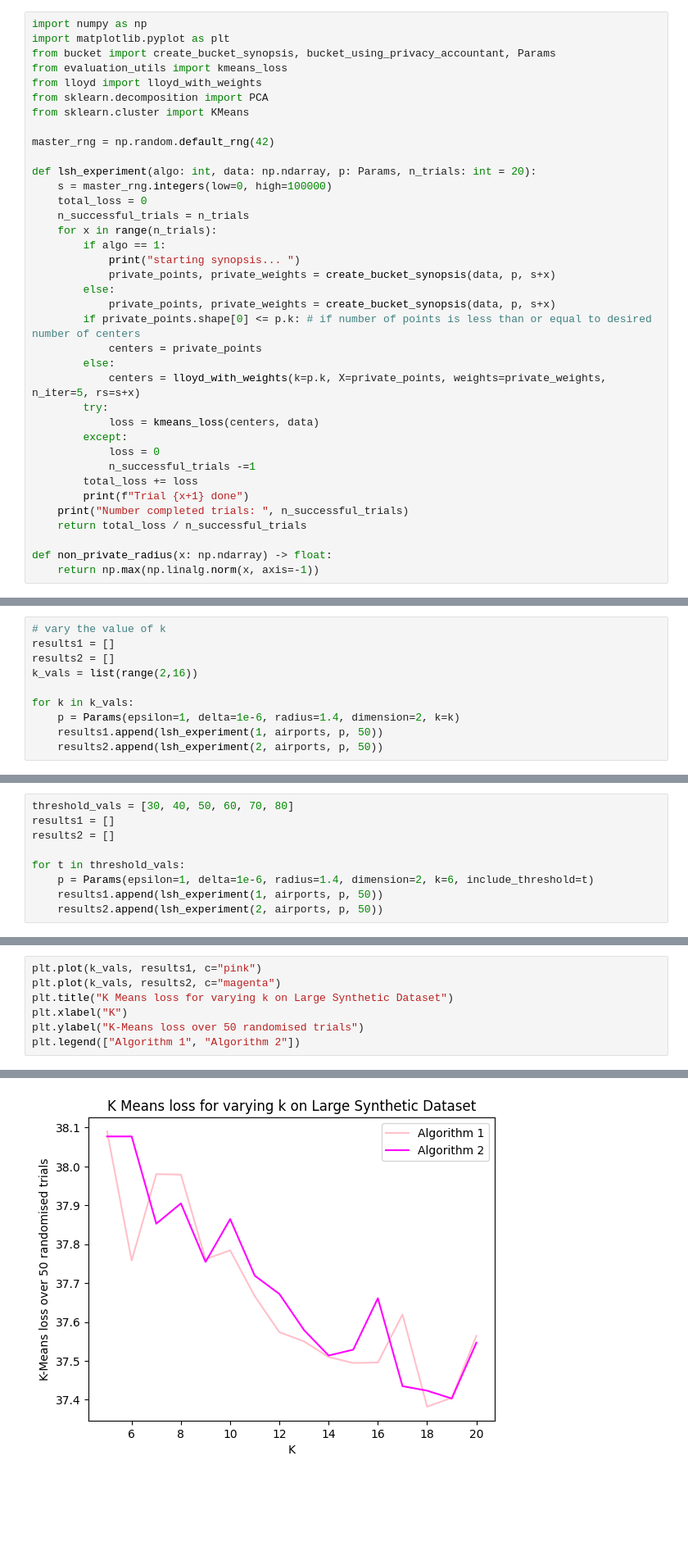
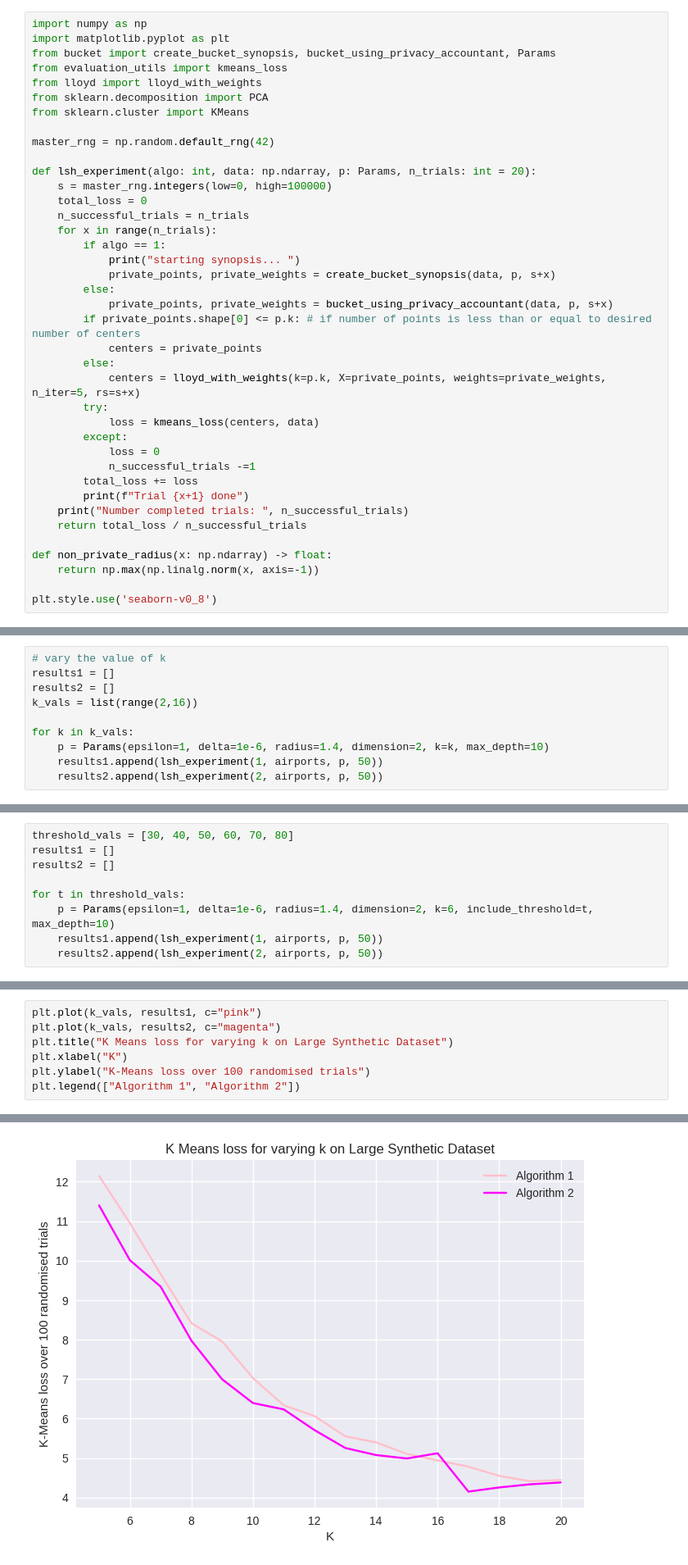
Before and after one commit to amy-ln/dpclustering, a Jupyter notebook: lsh-experiment.ipynb, the cells around one changed output, grey strips where cells are left out. Shown at 82% size. Cells and saved outputs as stored; diff of their text form; blank space fills up the shorter version.

```diff
--- a/lsh-experiment.ipynb
+++ b/lsh-experiment.ipynb
@@ -35,7 +35,7 @@ def lsh_experiment(algo: int, data: np.ndarray, p: Params, n_trials: int = 20):
             print("starting synopsis... ")
             private_points, private_weights = create_bucket_synopsis(data, p, s+x)
         else:
-            private_points, private_weights = create_bucket_synopsis(data, p, s+x)
+            private_points, private_weights = bucket_using_privacy_accountant(data, p, s+x)
         if private_points.shape[0] <= p.k: # if number of points is less than or equal to desired number of centers
             centers = private_points
         else:
@@ -52,6 +52,8 @@ def lsh_experiment(algo: int, data: np.ndarray, p: Params, n_trials: int = 20):
 
 def non_private_radius(x: np.ndarray) -> float:
     return np.max(np.linalg.norm(x, axis=-1))
+
+plt.style.use('seaborn-v0_8')
 # %%
 small = np.load("datasets/synthetic-gaussian.npy")
 print(non_private_radius(small))
@@ -204,7 +172,7 @@ results2 = []
 k_vals = list(range(2,16))
 
 for k in k_vals:
-    p = Params(epsilon=1, delta=1e-6, radius=1.4, dimension=2, k=k)
+    p = Params(epsilon=1, delta=1e-6, radius=1.4, dimension=2, k=k, max_depth=10)
     results1.append(lsh_experiment(1, airports, p, 50))
     results2.append(lsh_experiment(2, airports, p, 50))
 # %% [output]
@@ -241,7 +209,7 @@ results1 = []
 results2 = []
 
 for t in threshold_vals:
-    p = Params(epsilon=1, delta=1e-6, radius=1.4, dimension=2, k=6, include_threshold=t)
+    p = Params(epsilon=1, delta=1e-6, radius=1.4, dimension=2, k=6, include_threshold=t, max_depth=10)
     results1.append(lsh_experiment(1, airports, p, 50))
     results2.append(lsh_experiment(2, airports, p, 50))
 # %% [output]
@@ -397,13 +364,13 @@ Number completed trials:  100
 # %%
 plt.plot(k_vals, results1, c="pink")
 plt.plot(k_vals, results2, c="magenta")
 plt.title("K Means loss for varying k on Large Synthetic Dataset")
 plt.xlabel("K")
-plt.ylabel("K-Means loss over 50 randomised trials")
+plt.ylabel("K-Means loss over 100 randomised trials")
 plt.legend(["Algorithm 1", "Algorithm 2"])
 # %% [output]
 <matplotlib.legend.Legend at 0x...>
-[figure, old version]
+[figure, new version]
 # %%
 forest = np.load("datasets/forest.npy")
 print(forest.shape)
```
Also changed, not shown: parts of 19 cells of this notebook, 1 other file.
